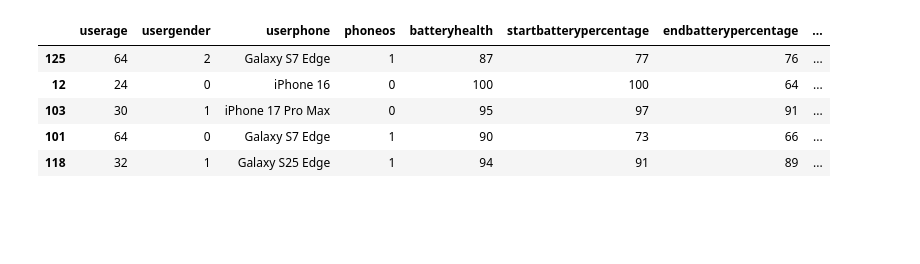
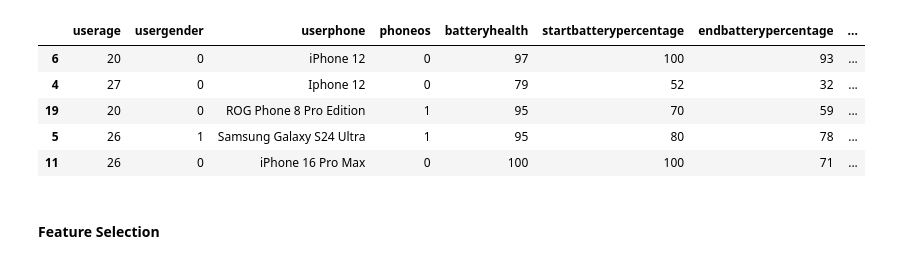
Before and after one commit to toent/Phone-Battery-Life-Predictor, a Jupyter notebook: BatteryLifePredictor.ipynb, the cells around one changed output. Saved outputs shown, nothing was run; the diff lists cells and outputs as text; code cells hidden in the pictures; blank space fills up the shorter version.

```diff
--- a/BatteryLifePredictor.ipynb
+++ b/BatteryLifePredictor.ipynb
@@ -12,7 +12,7 @@ import matplotlib as mpl
 import seaborn as sb
 import pandas as pd
 # %%
-data = pd.read_csv("datasets/Data Collection Smartphone Battery Life_expanded.csv")
+data = pd.read_csv("datasets/Data Collection Smartphone Battery Life(Sheet1)_with_capacity_with_estimated_life.csv")
 data.head()
 data.sort_values(by="sessionlength", ascending=False)
 # %% [output]
@@ -32,41 +36,43 @@ data.sort_values(by="sessionlength", ascending=False)
 # %%
 df = pd.DataFrame(data)
-df = df.drop(columns=["id"])
+df = df.drop(columns=["Id"])
 
 # change phoneos to 0 (iOs) and 1 (Android)
 df["phoneos"] = df["phoneos"].str.strip().str.lower().map({
     "ios": 0,
     "android": 1
 })
 
 # change all yes/no collumns in the data set to 1/0 booleans
 yes_no_cols = [
     col for col in df.columns
     if df[col].astype(str).str.lower().isin(["yes", "no"]).any() and col != "phoneos"
 ]
 
 for col in yes_no_cols:
     df[col] = df[col].astype(str).str.strip().str.lower().map({
         "yes": 1,
         "no": 0
     })
 
 # converting gender options to numerical values
 df["usergender"] = df["usergender"].str.strip().str.lower().map({
     "man": 0,
     "woman": 1,
     "non-binary": 2,
     "prefer not to say": 3
 })
 
 df.sample(5)
 # %% [output]
 |  | userage | usergender | userphone | phoneos | batteryhealth | startbatterypercentage | endbatterypercentage | ... |
-| 125 | 64 | 2 | Galaxy S7 Edge | 1 | 87 | 77 | 76 | ... |
-| 12 | 24 | 0 | iPhone 16 | 0 | 100 | 100 | 64 | ... |
-| 103 | 30 | 1 | iPhone 17 Pro Max | 0 | 95 | 97 | 91 | ... |
-| 101 | 64 | 0 | Galaxy S7 Edge | 1 | 90 | 73 | 66 | ... |
-| 118 | 32 | 1 | Galaxy S25 Edge | 1 | 94 | 91 | 89 | ... |
+| 6 | 20 | 0 | iPhone 12 | 0 | 97 | 100 | 93 | ... |
+| 4 | 27 | 0 | Iphone 12 | 0 | 79 | 52 | 32 | ... |
+| 19 | 20 | 0 | ROG Phone 8 Pro Edition | 1 | 95 | 70 | 59 | ... |
+| 5 | 26 | 1 | Samsung Galaxy S24 Ultra | 1 | 95 | 80 | 78 | ... |
+| 11 | 26 | 0 | iPhone 16 Pro Max | 0 | 100 | 100 | 71 | ... |
+# %% [markdown]
+#### Feature Selection
 # %%
 # correlations = df.corr()
 correlations = df.select_dtypes(include='number').corr()
```
Also changed, not shown: parts of 23 cells of this notebook, 9 other files.
